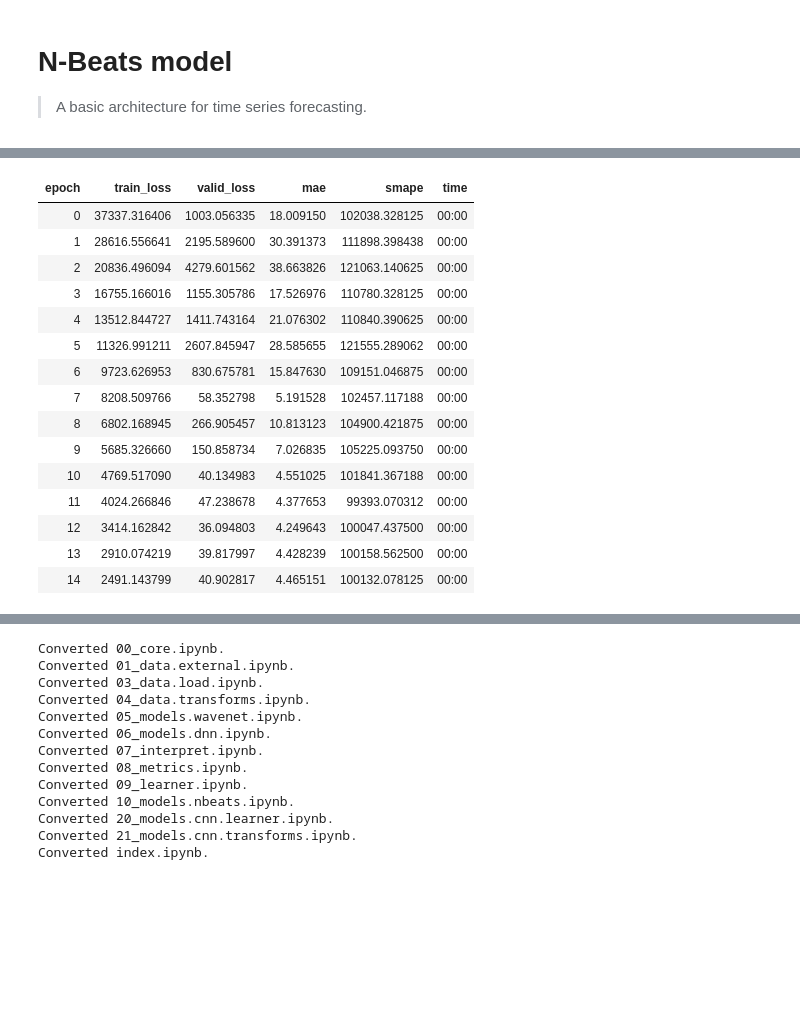
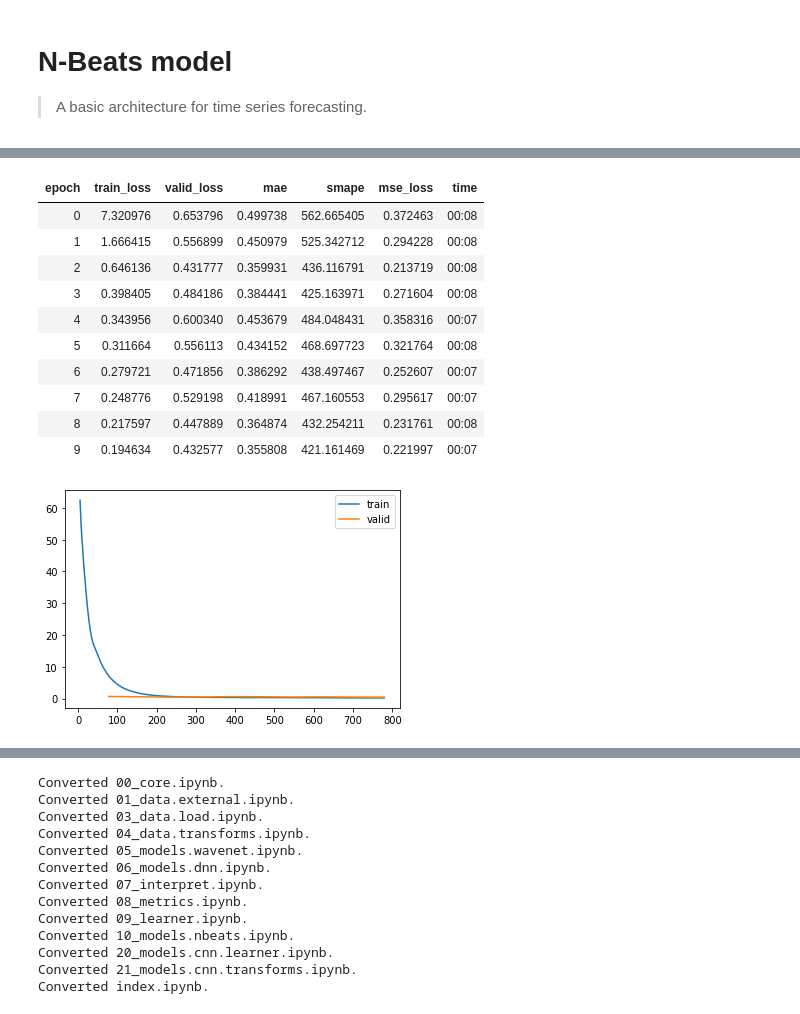
Before and after one commit to takotab/fastseq, a Jupyter notebook: nbs/10_models.nbeats.ipynb, the cells around one changed output, grey strips where cells are left out. Cells and saved outputs as stored; diff of their text form; code cells hidden in the pictures; blank space fills up the shorter version.

```diff
--- a/nbs/10_models.nbeats.ipynb
+++ b/nbs/10_models.nbeats.ipynb
@@ -312,0 +292,22 @@ net = NBeatsNet(stack_types=[NBeatsNet.TREND_BLOCK, NBeatsNet.SEASONALITY_BLOCK]
+# %%
+# export
+def CombinedLoss(*losses, ratio:dict=None):
+    _ratio = defaultdict(lambda:1.)
+    if ratio is not None:
+        _ratio.update(ratio)
+    ratio = _ratio
+
+    def _inner(pred, truth, *args,**kwargs):
+        loss = None
+        for _loss in losses:
+            if loss is None:
+                loss = ratio[_loss.__name__] * _loss(pred, truth, *args,**kwargs)
+            else:
+                loss += ratio[_loss.__name__] * _loss(pred, truth, *args,**kwargs)
+        return loss
+
+    return _inner
+#     metrics = L()
+#     for _loss in losses:
+#         metrics.append(lambda pred, truth, *args,**kwargs: ratio[_loss.__name__] * _loss(pred, truth, *args,**kwargs))
+#     print(metrics)
@@ -315,9 +324,8 @@ net = NBeatsNet(stack_types=[NBeatsNet.TREND_BLOCK, NBeatsNet.SEASONALITY_BLOCK]
 from fastai2.basics import *
 from fastseq.all import *
 
-
 @delegates(NBeatsNet.__init__)
-def nbeats_learner(dbunch:TSDataBunch, output_channels=None, metrics=None,cbs=None, alpha=0., beta=0., **kwargs):
+def nbeats_learner(dbunch:TSDataBunch, output_channels=None, metrics=None,cbs=None, alpha=0., beta=0., loss_func=None, **kwargs):
     "Build a N-Beats style learner"
     model = NBeatsNet(
         device = dbunch.train_dl.device,
@@ -325,13 +333,13 @@ def nbeats_learner(dbunch:TSDataBunch, output_channels=None, metrics=None,cbs=No
         lookback = dbunch.train_dl.lookback,
         **kwargs
        )
-    model = model.to(dbunch.train_dl.device)
-
-    learn = Learner(dbunch, model, loss_func=F.mse_loss, opt_func= Adam, metrics=L(metrics)+L(mae, smape), cbs=L(NBeatsTrainer(alpha,beta))+L(cbs))
+#     model = model.to(dbunch.train_dl.device)
+    loss_func = ifnone(loss_func, CombinedLoss(F.mse_loss, smape, ratio = {'smape':.0005}))
+    learn = Learner(dbunch, model, loss_func=loss_func, opt_func= Adam, metrics=L(metrics)+L(mae, smape, F.mse_loss), cbs=L(NBeatsTrainer(alpha,beta))+L(cbs))
     return learn
 # %%
 from fastseq.data.external import *
-items = dummy_data_generator(50, 10, nrows=100)
+items = dummy_data_generator(50, 10, nrows=1000)
 data = TSDataBunch.from_items(items, horizon = 7)
 data.show_batch()
 # %% [output]
@@ -340,5 +348,6 @@ Train:500; Valid: 800; Test 100
 # %%
-learn = nbeats_learner(data,layers=[200,200,100], alpha = 1)
+learn = nbeats_learner(data,layers=[200,200,100], alpha = 1, stack_types=('bias',"seasonality","trend"),
+                       loss_func= CombinedLoss(F.mse_loss, smape, ratio = {'smape':.0001}),)
 # %%
 from fastai2.callback.all import *
 learn.lr_find()
@@ -348,22 +357,19 @@ learn.lr_find()
 # %%
-learn.fit_one_cycle(15, 1e-3)
+learn.fit_one_cycle(10, 2e-3)
+learn.recorder.plot_loss()
 # %% [output]
-| epoch | train_loss | valid_loss | mae | smape | time |
-| 0 | 37337.316406 | 1003.056335 | 18.009150 | 102038.328125 | 00:00 |
-| 1 | 28616.556641 | 2195.589600 | 30.391373 | 111898.398438 | 00:00 |
-| 2 | 20836.496094 | 4279.601562 | 38.663826 | 121063.140625 | 00:00 |
-| 3 | 16755.166016 | 1155.305786 | 17.526976 | 110780.328125 | 00:00 |
-| 4 | 13512.844727 | 1411.743164 | 21.076302 | 110840.390625 | 00:00 |
-| 5 | 11326.991211 | 2607.845947 | 28.585655 | 121555.289062 | 00:00 |
-| 6 | 9723.626953 | 830.675781 | 15.847630 | 109151.046875 | 00:00 |
-| 7 | 8208.509766 | 58.352798 | 5.191528 | 102457.117188 | 00:00 |
-| 8 | 6802.168945 | 266.905457 | 10.813123 | 104900.421875 | 00:00 |
-| 9 | 5685.326660 | 150.858734 | 7.026835 | 105225.093750 | 00:00 |
-| 10 | 4769.517090 | 40.134983 | 4.551025 | 101841.367188 | 00:00 |
-| 11 | 4024.266846 | 47.238678 | 4.377653 | 99393.070312 | 00:00 |
-| 12 | 3414.162842 | 36.094803 | 4.249643 | 100047.437500 | 00:00 |
-| 13 | 2910.074219 | 39.817997 | 4.428239 | 100158.562500 | 00:00 |
-| 14 | 2491.143799 | 40.902817 | 4.465151 | 100132.078125 | 00:00 |
+| epoch | train_loss | valid_loss | mae | smape | mse_loss | time |
+| 0 | 7.320976 | 0.653796 | 0.499738 | 562.665405 | 0.372463 | 00:08 |
+| 1 | 1.666415 | 0.556899 | 0.450979 | 525.342712 | 0.294228 | 00:08 |
+| 2 | 0.646136 | 0.431777 | 0.359931 | 436.116791 | 0.213719 | 00:08 |
+| 3 | 0.398405 | 0.484186 | 0.384441 | 425.163971 | 0.271604 | 00:08 |
+| 4 | 0.343956 | 0.600340 | 0.453679 | 484.048431 | 0.358316 | 00:07 |
+| 5 | 0.311664 | 0.556113 | 0.434152 | 468.697723 | 0.321764 | 00:08 |
+| 6 | 0.279721 | 0.471856 | 0.386292 | 438.497467 | 0.252607 | 00:07 |
+| 7 | 0.248776 | 0.529198 | 0.418991 | 467.160553 | 0.295617 | 00:07 |
+| 8 | 0.217597 | 0.447889 | 0.364874 | 432.254211 | 0.231761 | 00:08 |
+| 9 | 0.194634 | 0.432577 | 0.355808 | 421.161469 | 0.221997 | 00:07 |
+[figure, added]
 # %%
 learn.show_results(max_n=9)
 # %% [output]
```
Also changed, not shown: parts of 24 cells of this notebook, 1 other file.
